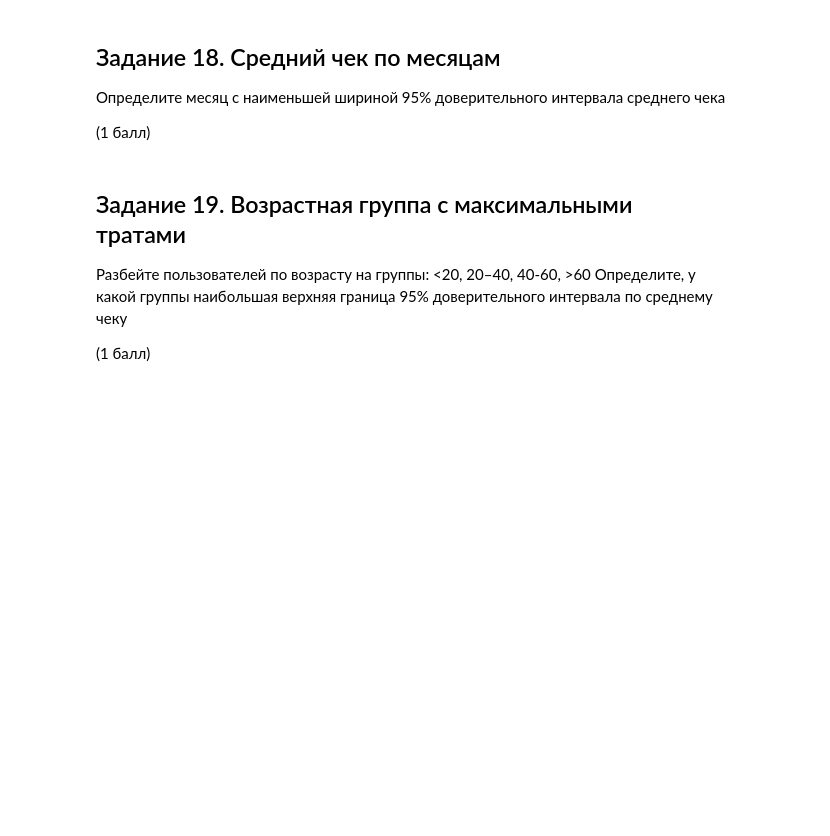
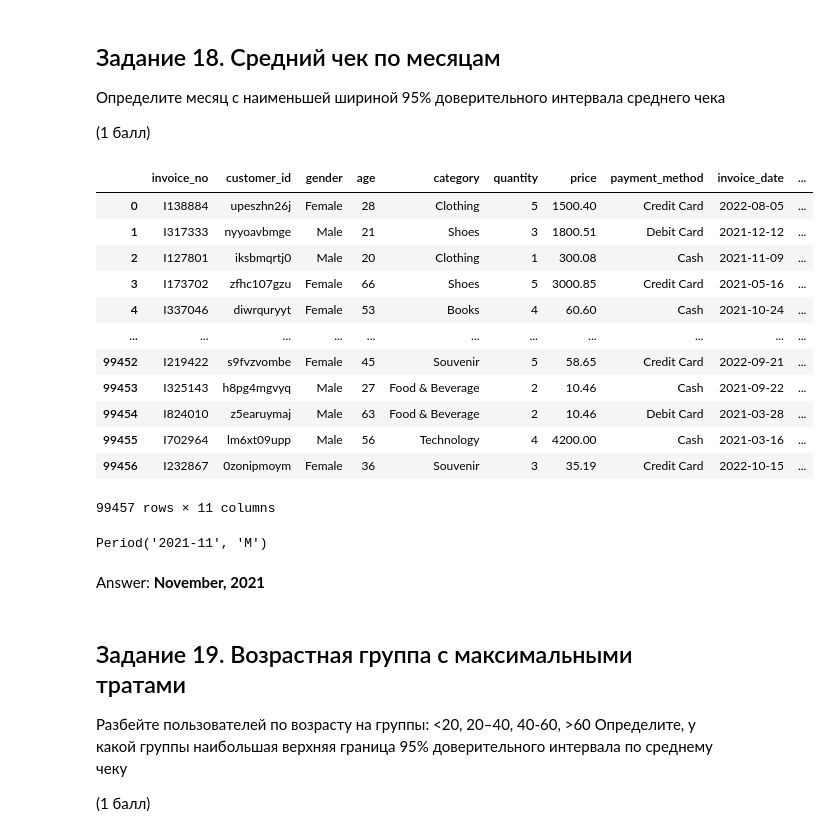
Before and after one commit to semwett0301/stat-ml-labs, a Jupyter notebook: statistic-course/math_stat_2.ipynb, the cells around one changed output. Saved outputs shown, nothing was run; the diff lists cells and outputs as text; code cells hidden in the pictures; blank space fills up the shorter version.

```diff
--- a/statistic-course/math_stat_2.ipynb
+++ b/statistic-course/math_stat_2.ipynb
@@ -608,6 +648,41 @@ stats.t.interval(0.95, df=(len(df['quantity']) -1), loc=df['quantity'].mean(), s
 Определите месяц с наименьшей шириной 95% доверительного интервала среднего чека
 
 (1 балл)
+# %%
+df['month'] = df['invoice_date'].dt.to_period('M')
+df
+# %% [output]
+|  | invoice_no | customer_id | gender | age | category | quantity | price | payment_method | invoice_date | ... |
+| 0 | I138884 | upeszhn26j | Female | 28 | Clothing | 5 | 1500.40 | Credit Card | 2022-08-05 | ... |
+| 1 | I317333 | nyyoavbmge | Male | 21 | Shoes | 3 | 1800.51 | Debit Card | 2021-12-12 | ... |
+| 2 | I127801 | iksbmqrtj0 | Male | 20 | Clothing | 1 | 300.08 | Cash | 2021-11-09 | ... |
+| 3 | I173702 | zfhc107gzu | Female | 66 | Shoes | 5 | 3000.85 | Credit Card | 2021-05-16 | ... |
+| 4 | I337046 | diwrquryyt | Female | 53 | Books | 4 | 60.60 | Cash | 2021-10-24 | ... |
+| ... | ... | ... | ... | ... | ... | ... | ... | ... | ... | ... |
+| 99452 | I219422 | s9fvzvombe | Female | 45 | Souvenir | 5 | 58.65 | Credit Card | 2022-09-21 | ... |
+| 99453 | I325143 | h8pg4mgvyq | Male | 27 | Food & Beverage | 2 | 10.46 | Cash | 2021-09-22 | ... |
+| 99454 | I824010 | z5earuymaj | Male | 63 | Food & Beverage | 2 | 10.46 | Debit Card | 2021-03-28 | ... |
+| 99455 | I702964 | lm6xt09upp | Male | 56 | Technology | 4 | 4200.00 | Cash | 2021-03-16 | ... |
+| 99456 | I232867 | 0zonipmoym | Female | 36 | Souvenir | 3 | 35.19 | Credit Card | 2022-10-15 | ... |
+99457 rows × 11 columns
+# %%
+min = np.inf
+min_month = None
+
+for mon in df['month'].unique():
+  current_check = df[df['month'] == mon]['checks']
+  left, right = stats.t.interval(0.95, df=(len(current_check) -1), loc=current_check.mean(), scale=stats.sem(current_check))
+  diff = right - left
+
+  if diff < min:
+    min = diff
+    min_month = mon
+
+min_month
+# %% [output]
+Period('2021-11', 'M')
+# %% [markdown]
+Answer: **November, 2021**
 # %% [markdown]
 ## Задание 19. Возрастная группа с максимальными тратами
 
```
Also changed, not shown: parts of 3 cells of this notebook.
